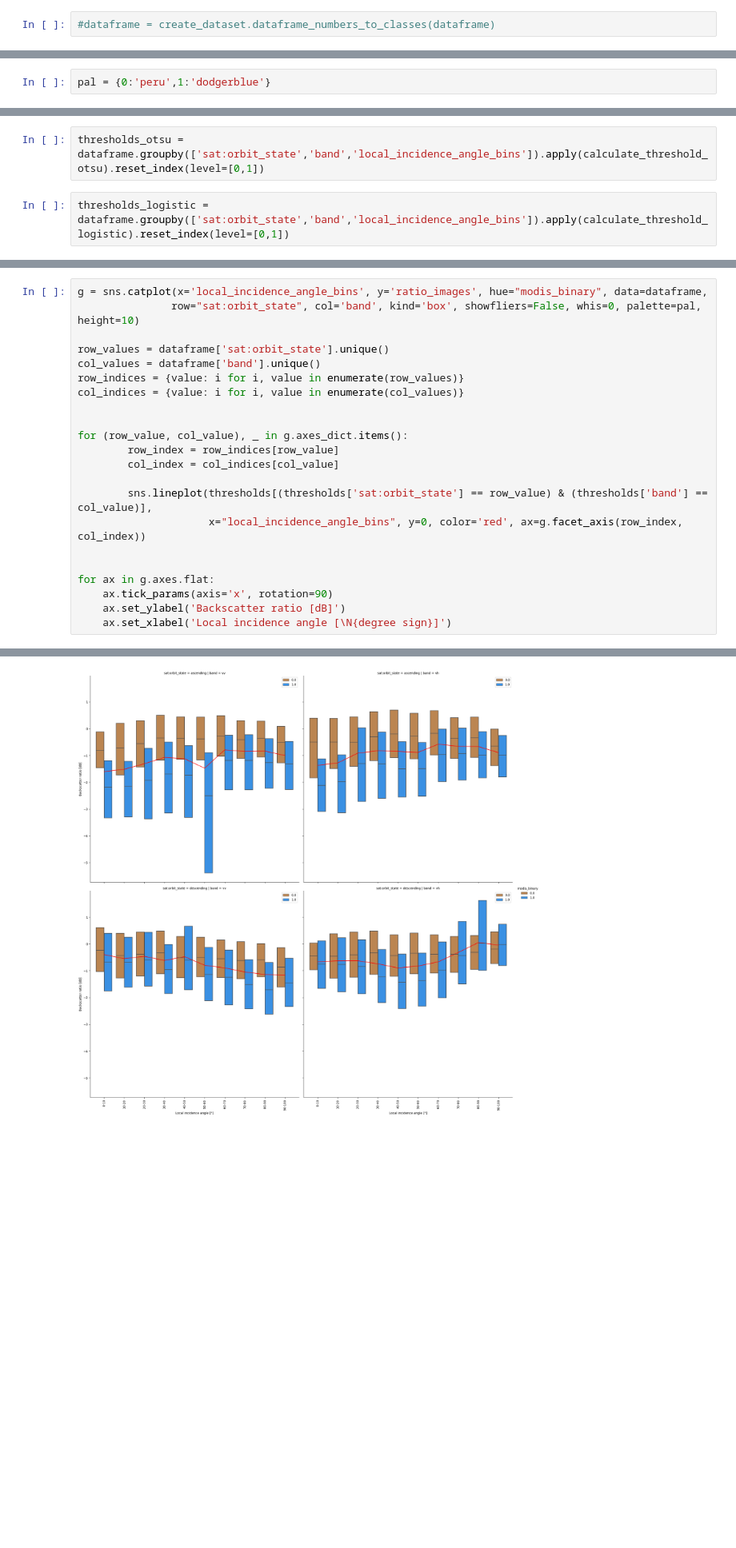
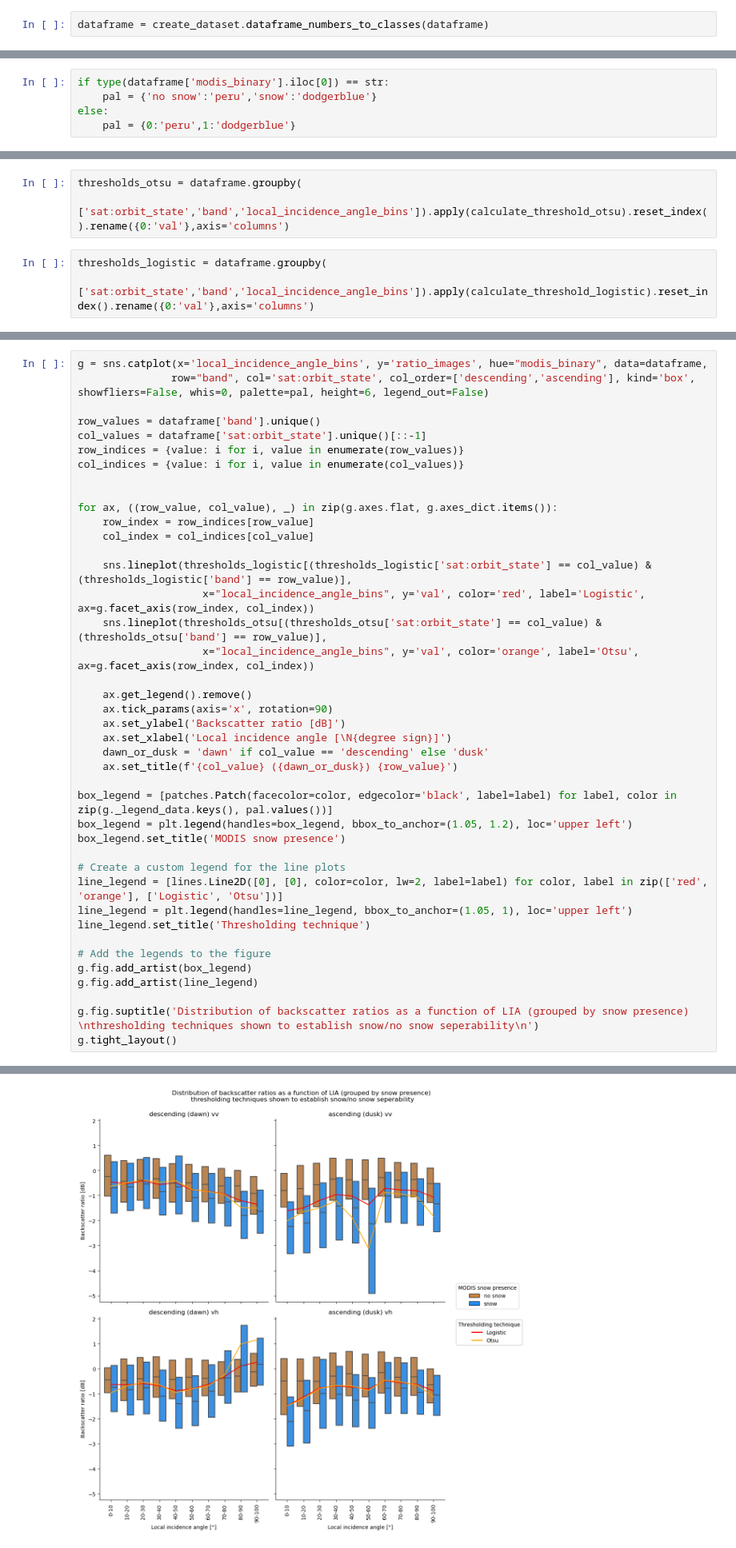
Before and after one commit to egagli/wet_snow_threshold_localization, a Jupyter notebook: calculate_thresholds.ipynb, the cells around one changed output, grey strips where cells are left out. Shown at 80% size. Drawn from its saved outputs; the diff is of its cells as text; blank space fills up the shorter version.

```diff
--- a/calculate_thresholds.ipynb
+++ b/calculate_thresholds.ipynb
@@ -65,7 +67,7 @@ dataframe['forest_cover_fraction_bins'] = pd.cut(dataframe['forest_cover_fractio
 # %%
 #dataframe.corr(numeric_only=True)
 # %%
-#dataframe = create_dataset.dataframe_numbers_to_classes(dataframe)
+dataframe = create_dataset.dataframe_numbers_to_classes(dataframe)
 # %%
 parts = fn.split('_')
 target_time = parts[parts.index('tar') + 1]
@@ -75,7 +77,10 @@ mask = time_diff <= pd.Timedelta(days=10)
 
 dataframe = dataframe[mask]
 # %%
-pal = {0:'peru',1:'dodgerblue'}
+if type(dataframe['modis_binary'].iloc[0]) == str:
+    pal = {'no snow':'peru','snow':'dodgerblue'}
+else:
+    pal = {0:'peru',1:'dodgerblue'}
 # %%
 def calculate_threshold_otsu(group):
     values = group['ratio_images'].values
@@ -130,4 +144,6 @@ def calculate_accuracy_logistic(group):
 # %%
-thresholds_otsu = dataframe.groupby(['sat:orbit_state','band','local_incidence_angle_bins']).apply(calculate_threshold_otsu).reset_index(level=[0,1])
+thresholds_otsu = dataframe.groupby(
+    ['sat:orbit_state','band','local_incidence_angle_bins']).apply(calculate_threshold_otsu).reset_index().rename({0:'val'},axis='columns')
 # %%
-thresholds_logistic = dataframe.groupby(['sat:orbit_state','band','local_incidence_angle_bins']).apply(calculate_threshold_logistic).reset_index(level=[0,1])
+thresholds_logistic = dataframe.groupby(
+    ['sat:orbit_state','band','local_incidence_angle_bins']).apply(calculate_threshold_logistic).reset_index().rename({0:'val'},axis='columns')
@@ -140,23 +152,42 @@ thresholds = thresholds_logistic
 # %%
 g = sns.catplot(x='local_incidence_angle_bins', y='ratio_images', hue="modis_binary", data=dataframe,
-               row="sat:orbit_state", col='band', kind='box', showfliers=False, whis=0, palette=pal, height=10)
+               row="band", col='sat:orbit_state', col_order=['descending','ascending'], kind='box', showfliers=False, whis=0, palette=pal, height=6, legend_out=False)
 
-row_values = dataframe['sat:orbit_state'].unique()
-col_values = dataframe['band'].unique()
+row_values = dataframe['band'].unique()
+col_values = dataframe['sat:orbit_state'].unique()[::-1]
 row_indices = {value: i for i, value in enumerate(row_values)}
 col_indices = {value: i for i, value in enumerate(col_values)}
 
 
-for (row_value, col_value), _ in g.axes_dict.items():
-        row_index = row_indices[row_value]
-        col_index = col_indices[col_value]
+for ax, ((row_value, col_value), _) in zip(g.axes.flat, g.axes_dict.items()):
+    row_index = row_indices[row_value]
+    col_index = col_indices[col_value]
 
-        sns.lineplot(thresholds[(thresholds['sat:orbit_state'] == row_value) & (thresholds['band'] == col_value)],
-                     x="local_incidence_angle_bins", y=0, color='red', ax=g.facet_axis(row_index, col_index))
+    sns.lineplot(thresholds_logistic[(thresholds_logistic['sat:orbit_state'] == col_value) & (thresholds_logistic['band'] == row_value)],
+                    x="local_incidence_angle_bins", y='val', color='red', label='Logistic', ax=g.facet_axis(row_index, col_index))
+    sns.lineplot(thresholds_otsu[(thresholds_otsu['sat:orbit_state'] == col_value) & (thresholds_otsu['band'] == row_value)],
+                    x="local_incidence_angle_bins", y='val', color='orange', label='Otsu', ax=g.facet_axis(row_index, col_index))
 
-
-for ax in g.axes.flat:
+    ax.get_legend().remove()
     ax.tick_params(axis='x', rotation=90)
     ax.set_ylabel('Backscatter ratio [dB]')
     ax.set_xlabel('Local incidence angle [\N{degree sign}]')
+    dawn_or_dusk = 'dawn' if col_value == 'descending' else 'dusk'
+    ax.set_title(f'{col_value} ({dawn_or_dusk}) {row_value}')
+
+box_legend = [patches.Patch(facecolor=color, edgecolor='black', label=label) for label, color in zip(g._legend_data.keys(), pal.values())]
+box_legend = plt.legend(handles=box_legend, bbox_to_anchor=(1.05, 1.2), loc='upper left')
+box_legend.set_title('MODIS snow presence')
+
+# Create a custom legend for the line plots
+line_legend = [lines.Line2D([0], [0], color=color, lw=2, label=label) for color, label in zip(['red', 'orange'], ['Logistic', 'Otsu'])]
+line_legend = plt.legend(handles=line_legend, bbox_to_anchor=(1.05, 1), loc='upper left')
+line_legend.set_title('Thresholding technique')
+
+# Add the legends to the figure
+g.fig.add_artist(box_legend)
+g.fig.add_artist(line_legend)
+
+g.fig.suptitle('Distribution of backscatter ratios as a function of LIA (grouped by snow presence) \nthresholding techniques shown to establish snow/no snow seperability\n')
+g.tight_layout()
 # %% [output]
@@ -163 +195 @@ for ax in g.axes.flat:
-[figure, old version]
+[figure, new version]
```
Also changed, not shown: parts of 31 cells of this notebook.
